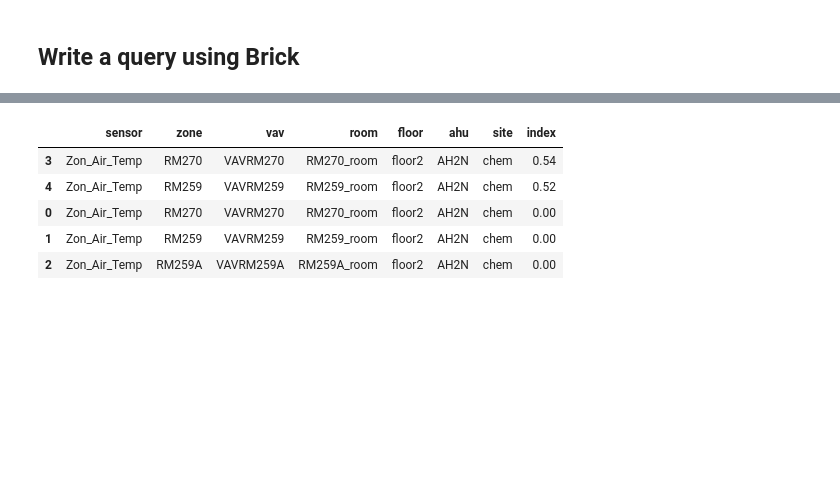
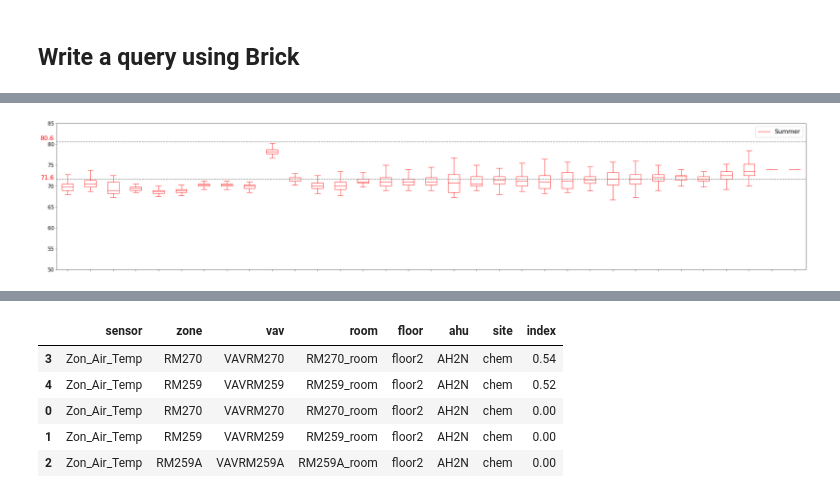
Before and after one commit to ruijis/mortardata_comfort_evaluation, a Jupyter notebook: demo.ipynb, the cells around one changed output, grey strips where cells are left out. Saved outputs shown, nothing was run; the diff lists cells and outputs as text; code cells hidden in the pictures; blank space fills up the shorter version.

```diff
--- a/demo.ipynb
+++ b/demo.ipynb
@@ -134,0 +74,4 @@ Type:      function
+# %%
+md = 'http://buildsys.org/ontologies/VMIF#VMIF.ZONE.AHU02.RM2063.Zone_Air_Temp'
+data_sensor = client.data_uris([md])
+data = data_sensor.data
@@ -213,0 +231,3 @@ res_df.sort_values(['index'], ascending=[False])
+# %%
+floor1_order = floor1_df_s.room.tolist()
+floor1_order
@@ -213,0 +320,20 @@ res_df.sort_values(['index'], ascending=[False])
+# %%
+# drop all zeros in the dataframe
+res_s = res_s[res_s!= 0]
+# boxplot = res_box.boxplot(, grid=False, fontsize=16)
+import matplotlib.pyplot as plot
+res_s.boxplot(column=floor1_order, figsize=(40, 8), color='red', showfliers=False)
+# plt.title('Zone air temperature ranges on a specific floor during summer occupied time', fontsize=28)
+# plt.ylabel('Temperature (˚F)', fontsize=18)
+plt.tick_params(labelbottom=False)
+plt.yticks(fontsize=15)
+plt.legend(["Summer"], fontsize=18, loc='upper right')
+plt.axhline(y=71.6,color='gray',linestyle='--')
+plt.axhline(y=80.6,color='gray',linestyle='--')
+plt.text(-0.2,71.6,'71.6', fontsize=18, color='red')
+plt.text(-0.2,81,'80.6', fontsize=18, color='red')
+plt.ylim(50, 85)
+plt.grid(False)
+plt.show()
+# %% [output]
+[figure, added]
```
Also changed, not shown: parts of 34 cells of this notebook.
